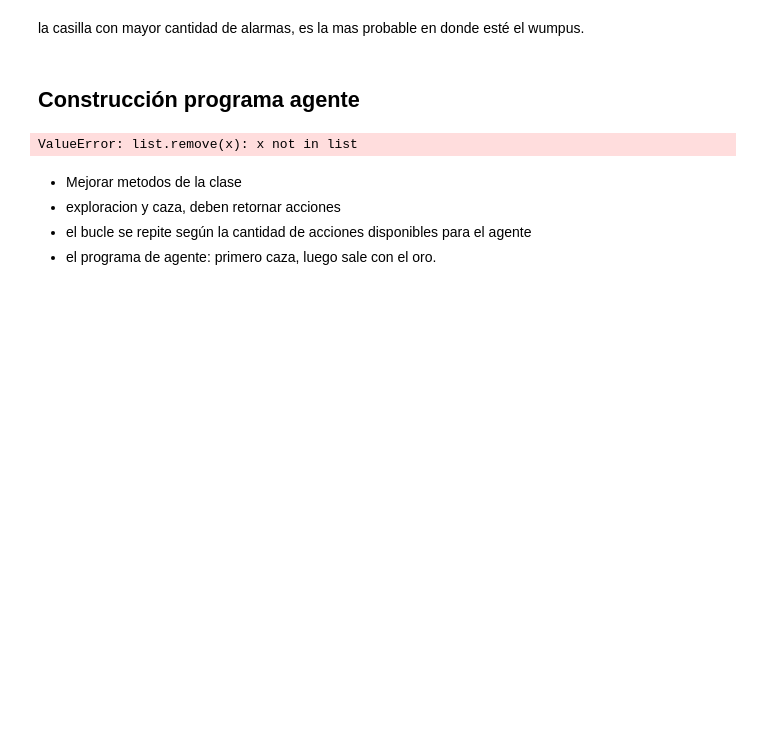
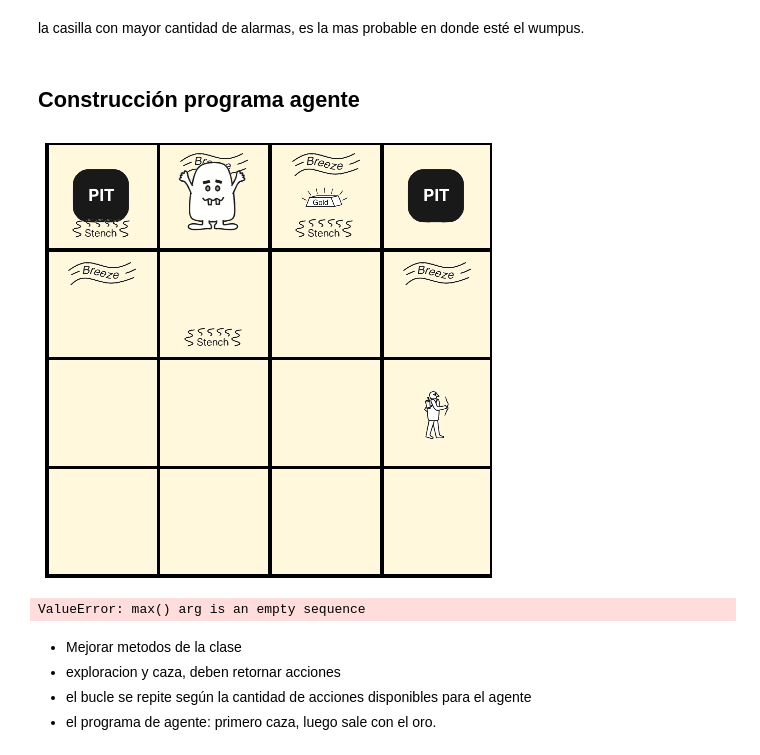
Before and after one commit to cgaravitoc/macc, a Jupyter notebook: AI/Miniproyecto 2 - wumpus/notebooks/cazando.ipynb, the cells around one changed output. Drawn from its saved outputs; the diff is of its cells as text; code cells hidden in the pictures; blank space fills up the shorter version.

```diff
--- a/AI/Miniproyecto 2 - wumpus/notebooks/cazando.ipynb
+++ b/AI/Miniproyecto 2 - wumpus/notebooks/cazando.ipynb
@@ -473,7 +475,7 @@ setattr(Agente_wkb, 'programa', programaKB)
 # %%
 # codigo de ejecución
 
-W = Wumpus(wumpus = None, oro = None, pozos = None)
+W = Wumpus(wumpus=None, oro=(2,3), pozos=[(0,3), (3,3)])
 agente = Agente_wkb()
 formulas = agente.fluentes_mapa_mental_wkb()
 formulas += agente.brisa_pozo_wkb()
@@ -501,34 +503,35 @@ def explorar_lab():
             break
         agente.estimar_estado_wkb(W)
         alertas += agente.lista_alertas()
         clear_output(wait=True)
         W.pintar_todo()
         plt.show()
         sleep(.25)
 
     return alertas
 
 alertas = explorar_lab()
 prob_wumpus = agente.identifica_wumpus(alertas)
 disparo_seguro = agente.disparo_seguro(prob_wumpus) # encuentra lugares seguros de disparo
 agente.casilla_apunta(disparo_seguro)
 agente.apunta(prob_wumpus) # se dirige a la casilla de disparo
 
 print("listo para disparar")
 agente.turno += 1
 a = 'disparar'
 W.transicion(a)
 formula_accion = f'{a}_{agente.turno-1}'
 agente.base.TELL(formula_accion)
 #agente.estimar_estado_wkb(W)
 
 if not W.wumpus_vivo:
     print("¡El wumpus ha sido impactado!")
 
 else:
     print("intento fallido. Wumpus vivo. :v")
 # %% [output]
+[figure, added]
-ValueError: list.remove(x): x not in list
+ValueError: max() arg is an empty sequence
 # %% [markdown]
 - Mejorar metodos de la clase
 - exploracion y caza, deben retornar acciones
```
Also changed, not shown: parts of 2 cells of this notebook, 7 other files.
